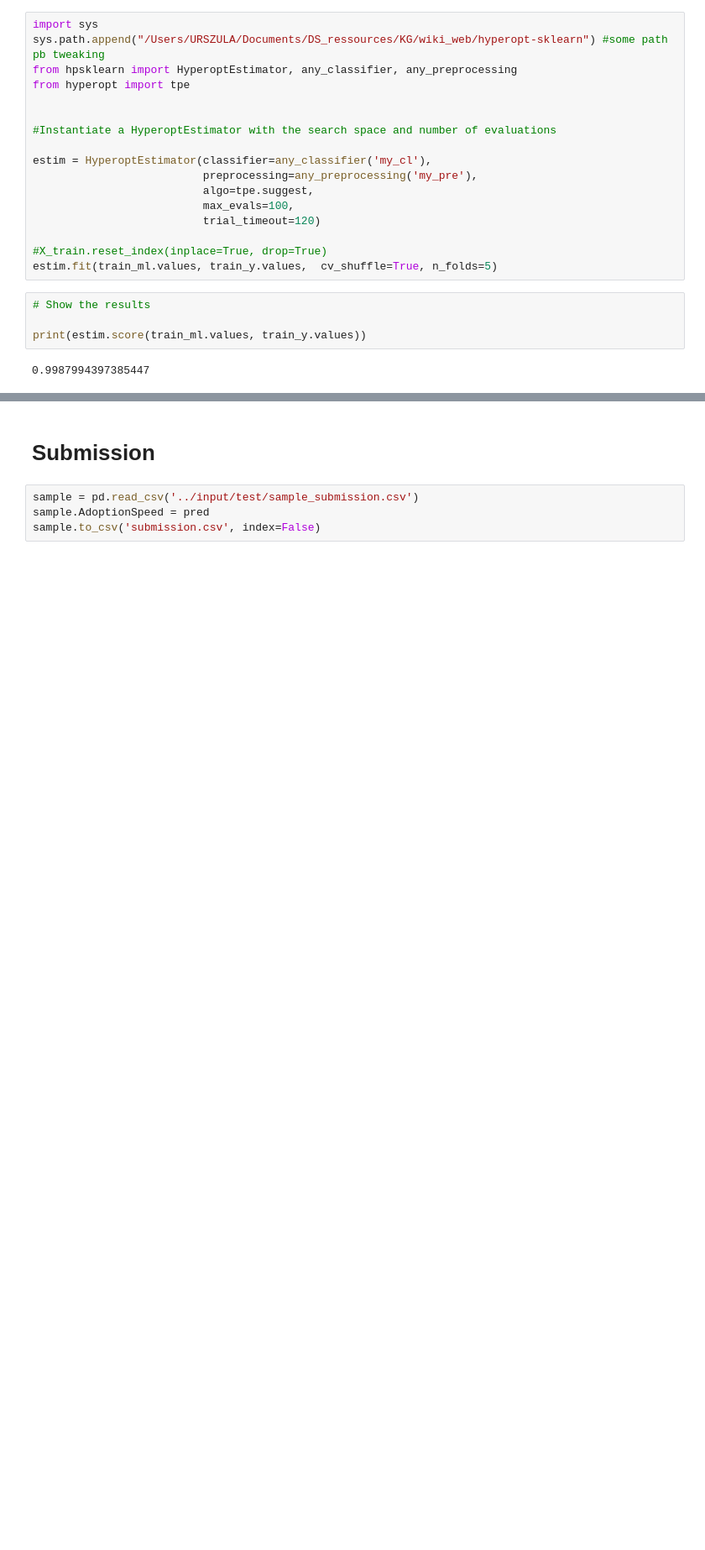
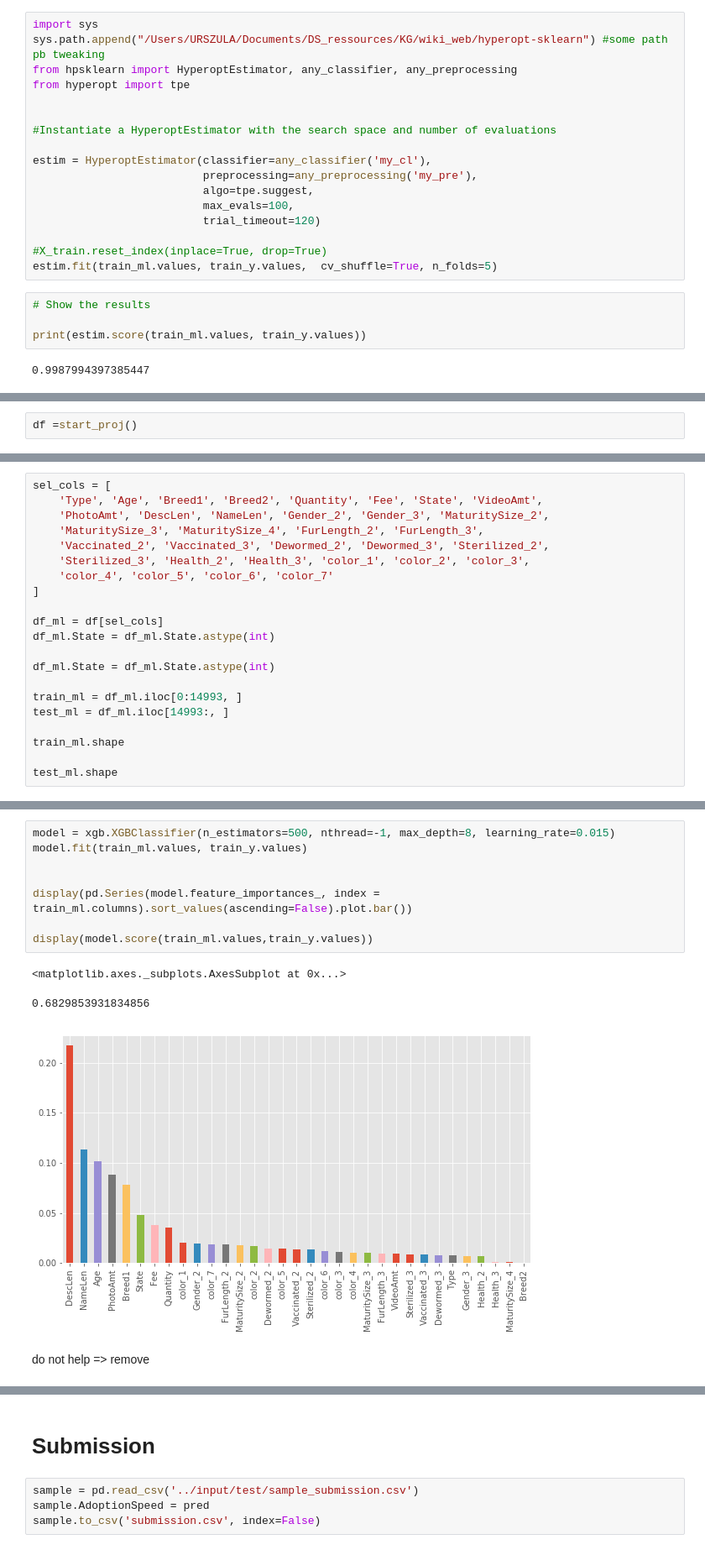
Before and after one commit to UrszulaCzerwinska/Pets, a Jupyter notebook: pets_notebook/kernel.ipynb, the cells around one changed output, grey strips where cells are left out. Shown at 84% size. Drawn from its saved outputs; the diff is of its cells as text; blank space fills up the shorter version.

```diff
--- a/pets_notebook/kernel.ipynb
+++ b/pets_notebook/kernel.ipynb
@@ -669,0 +837,2 @@ estim.best_model()
+# %%
+df =start_proj()
@@ -669,0 +858,21 @@ estim.best_model()
+# %%
+sel_cols = [
+    'Type', 'Age', 'Breed1', 'Breed2', 'Quantity', 'Fee', 'State', 'VideoAmt',
+    'PhotoAmt', 'DescLen', 'NameLen', 'Gender_2', 'Gender_3', 'MaturitySize_2',
+    'MaturitySize_3', 'MaturitySize_4', 'FurLength_2', 'FurLength_3',
+    'Vaccinated_2', 'Vaccinated_3', 'Dewormed_2', 'Dewormed_3', 'Sterilized_2',
+    'Sterilized_3', 'Health_2', 'Health_3', 'color_1', 'color_2', 'color_3',
+    'color_4', 'color_5', 'color_6', 'color_7'
+]
+
+df_ml = df[sel_cols]
+df_ml.State = df_ml.State.astype(int)
+
+df_ml.State = df_ml.State.astype(int)
+
+train_ml = df_ml.iloc[0:14993, ]
+test_ml = df_ml.iloc[14993:, ]
+
+train_ml.shape
+
+test_ml.shape
@@ -669,0 +886,14 @@ estim.best_model()
+# %%
+model = xgb.XGBClassifier(n_estimators=500, nthread=-1, max_depth=8, learning_rate=0.015)
+model.fit(train_ml.values, train_y.values)
+
+
+display(pd.Series(model.feature_importances_, index = train_ml.columns).sort_values(ascending=False).plot.bar())
+
+display(model.score(train_ml.values,train_y.values))
+# %% [output]
+<matplotlib.axes._subplots.AxesSubplot at 0x...>
+0.6829853931834856
+[figure, added]
+# %% [markdown]
+do not help => remove
```
Also changed, not shown: parts of 86 cells of this notebook, 1 other file.
